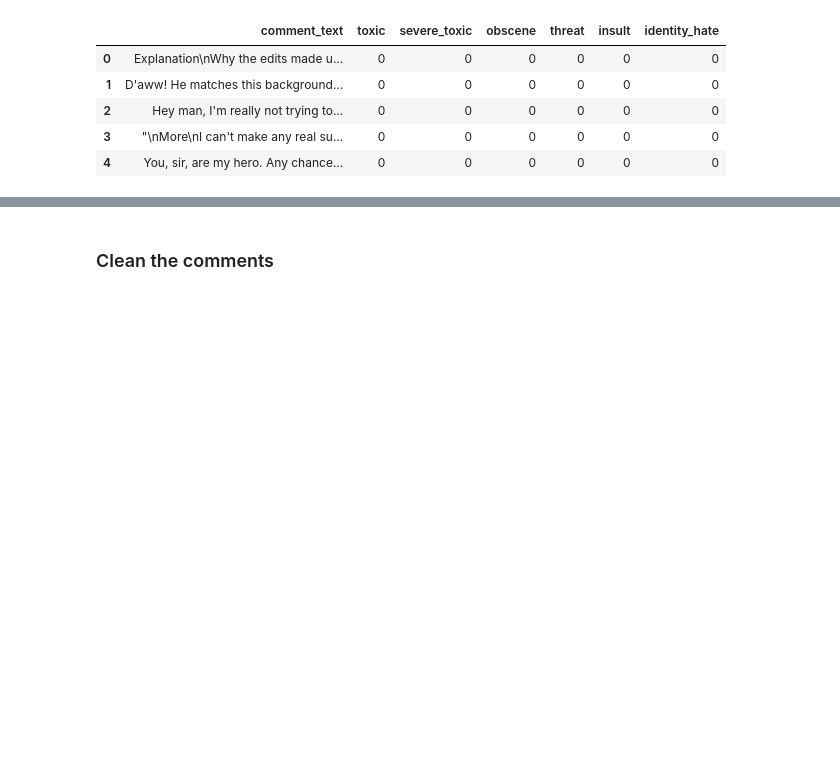
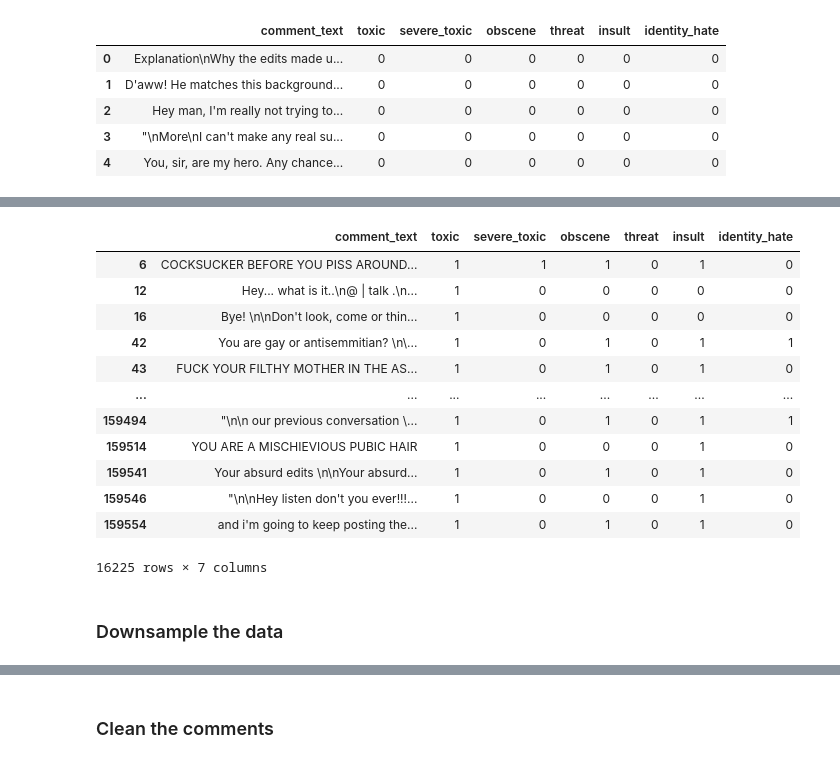
Before and after one commit to LouisLecouturier/Toxic-comments-analysis, a Jupyter notebook: notebook.ipynb, the cells around one changed output, grey strips where cells are left out. Drawn from its saved outputs; the diff is of its cells as text; code cells hidden in the pictures; blank space fills up the shorter version.

```diff
--- a/notebook.ipynb
+++ b/notebook.ipynb
@@ -106,7 +72,0 @@ We will first remove the `toxic`, `severe_toxic`, `obscene`, `threat`, `insult`,
-# %%
-data.drop(
-    ["severe_toxic", "obscene", "threat", "insult", "identity_hate"],
-    axis=1,
-    inplace=True,
-)
-data.head()
@@ -122,2 +72,0 @@ data.head()
-# %%
-data = data.head(15000)
@@ -123,0 +103,26 @@ data = data.head(15000)
+# %%
+# count the number of comments that have at least one label set to 1
+toxic_comments = data[(data["toxic"] == 1) |
+                      (data["severe_toxic"] == 1) |
+                      (data["obscene"] == 1) |
+                      (data["threat"] == 1) |
+                      (data["insult"] == 1) |
+                      (data["identity_hate"] == 1)]
+
+toxic_comments
+# %% [output]
+|  | comment_text | toxic | severe_toxic | obscene | threat | insult | identity_hate |
+| 6 | COCKSUCKER BEFORE YOU PISS AROUND... | 1 | 1 | 1 | 0 | 1 | 0 |
+| 12 | Hey... what is it..\n@ | talk .\n... | 1 | 0 | 0 | 0 | 0 | 0 |
+| 16 | Bye! \n\nDon't look, come or thin... | 1 | 0 | 0 | 0 | 0 | 0 |
+| 42 | You are gay or antisemmitian? \n\... | 1 | 0 | 1 | 0 | 1 | 1 |
+| 43 | FUCK YOUR FILTHY MOTHER IN THE AS... | 1 | 0 | 1 | 0 | 1 | 0 |
+| ... | ... | ... | ... | ... | ... | ... | ... |
+| 159494 | "\n\n our previous conversation \... | 1 | 0 | 1 | 0 | 1 | 1 |
+| 159514 | YOU ARE A MISCHIEVIOUS PUBIC HAIR | 1 | 0 | 0 | 0 | 1 | 0 |
+| 159541 | Your absurd edits \n\nYour absurd... | 1 | 0 | 1 | 0 | 1 | 0 |
+| 159546 | "\n\nHey listen don't you ever!!!... | 1 | 0 | 0 | 0 | 1 | 0 |
+| 159554 | and i'm going to keep posting the... | 1 | 0 | 1 | 0 | 1 | 0 |
+16225 rows × 7 columns
+# %% [markdown]
+### Downsample the data
```
Also changed, not shown: parts of 47 cells of this notebook, 8 other files.
